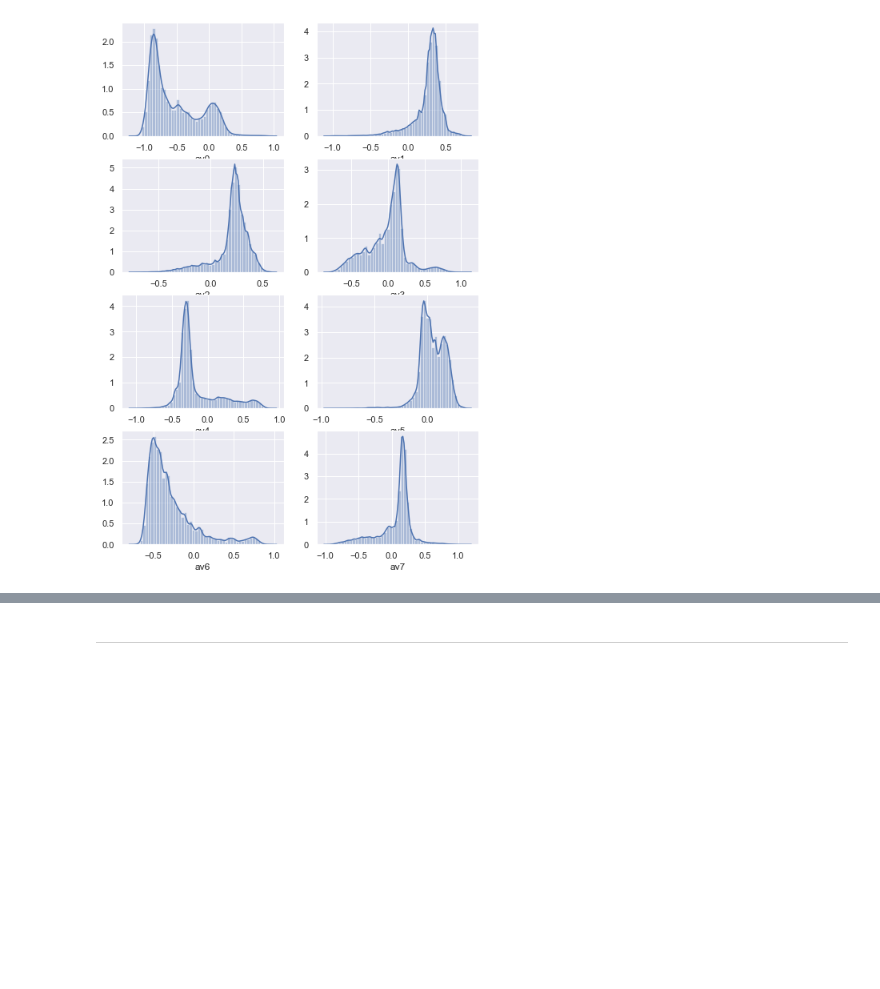
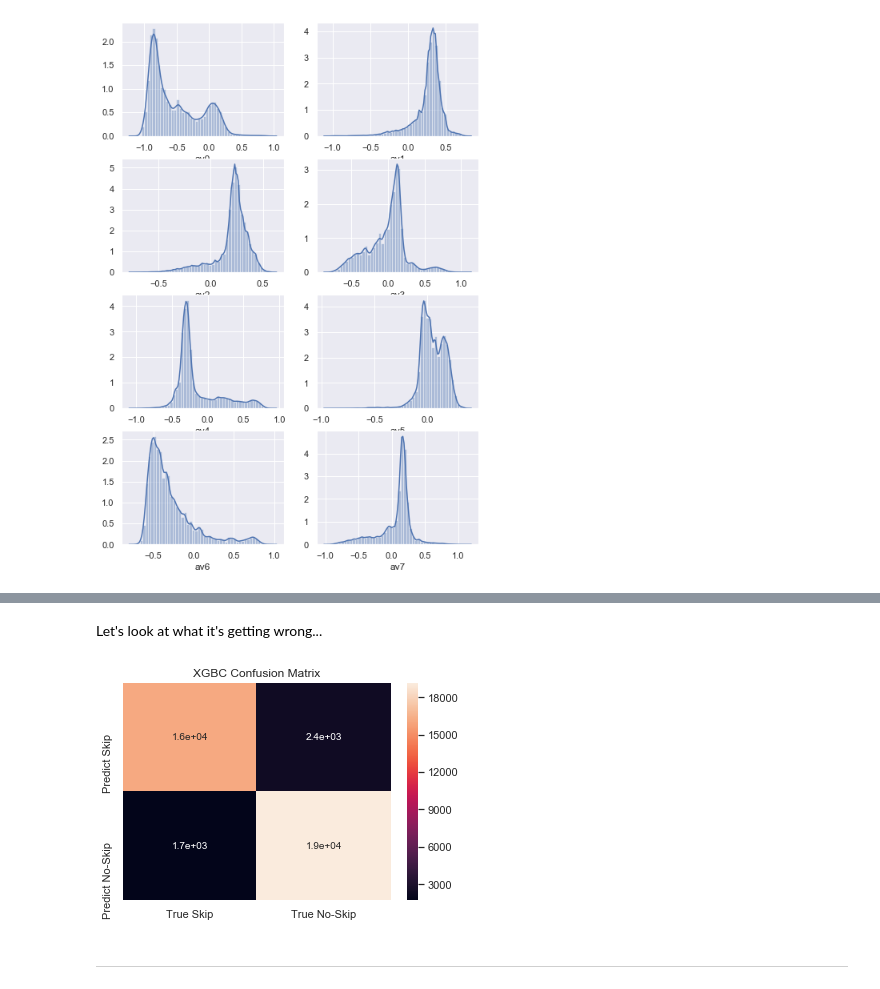
Before and after one commit to a-poor/spotify-skip-prediction, a Jupyter notebook: feature_engineering.ipynb, the cells around one changed output, grey strips where cells are left out. Saved outputs shown, nothing was run; the diff lists cells and outputs as text; code cells hidden in the pictures; blank space fills up the shorter version.

Commit message:
Adding small dask test notebook and some visualizations

```diff
--- a/feature_engineering.ipynb
+++ b/feature_engineering.ipynb
@@ -147,6 +168,6 @@ training_set.head()
 # %%
 # Using skip_2 as the ground truth
-training_set['skipped'] = (training_set.skip_2).astype('int32')
+training_set['skipped'] = (training_set.skip_2 | training_set.skip_1).astype('int32')
 training_set = training_set.drop(columns=['skip_1','skip_2','skip_3','not_skipped'])
 # %%
 training_set.head()
@@ -396,0 +475,7 @@ RFC Train score: 0.81570
+# %%
+X_train, X_test, y_train, y_test = train_test_split(
+    X,
+    y,
+    test_size=0.25,
+    random_state=2
+)
@@ -406,19 +517,22 @@ X_train, X_val, y_train, y_val = train_test_split(
 # %%
 xgb = XGBClassifier(
     n_estimators=100000,
-    max_depth=10,
-    learning_rate=0.05,
-    subsample=1,
-   min_child_weight=1,
-   colsample_bytree=.8
+    max_depth=7,
+    learning_rate=0.1,
+    subsample=0.5,
+    n_jobs=6,
+#     min_child_weight=1,
+    colsample_bytree=.8
 ).fit(
     X_train,
     y_train,
-    eval_set=[(X_train, y_train), (X_val, y_val)],
-    early_stopping_rounds=20
+    eval_set=[(X_train, y_train),(X_val, y_val)],
+    early_stopping_rounds=10,
+    verbose=True
 )
 
 
 print("XGB Train score: %.5f" % xgb.score(X_train,y_train))
-print("XGB Train score: %.5f" % xgb.score(X_test,y_test))
+print("XGB Val score:   %.5f" % xgb.score(X_val,y_val))
+print("XGB Test score:  %.5f" % xgb.score(X_test,y_test))
 # %% [output]
@@ -450,0 +592,2 @@ full_session_vecs.pkl                   track_features.pkl
+# %% [markdown]
+Let's look at what it's getting wrong...
@@ -451,3 +596,17 @@ full_session_vecs.pkl                   track_features.pkl
+# %%
+y_prob = xgb.predict_proba(X_test)
+y_pred = xgb.predict(X_test)
+# %%
+sns.heatmap(
+    confusion_matrix(y_test,y_pred),
+    annot=True,
+    xticklabels=["True Skip","True No-Skip"],
+    yticklabels=["Predict Skip","Predict No-Skip"]
+)
+plt.title("XGBC Confusion Matrix")
+plt.show()
+# %% [output]
+[figure, added]
 # %% [markdown]
 ***
 # %%
```
Also changed, not shown: parts of 30 cells of this notebook, 5 other files.
